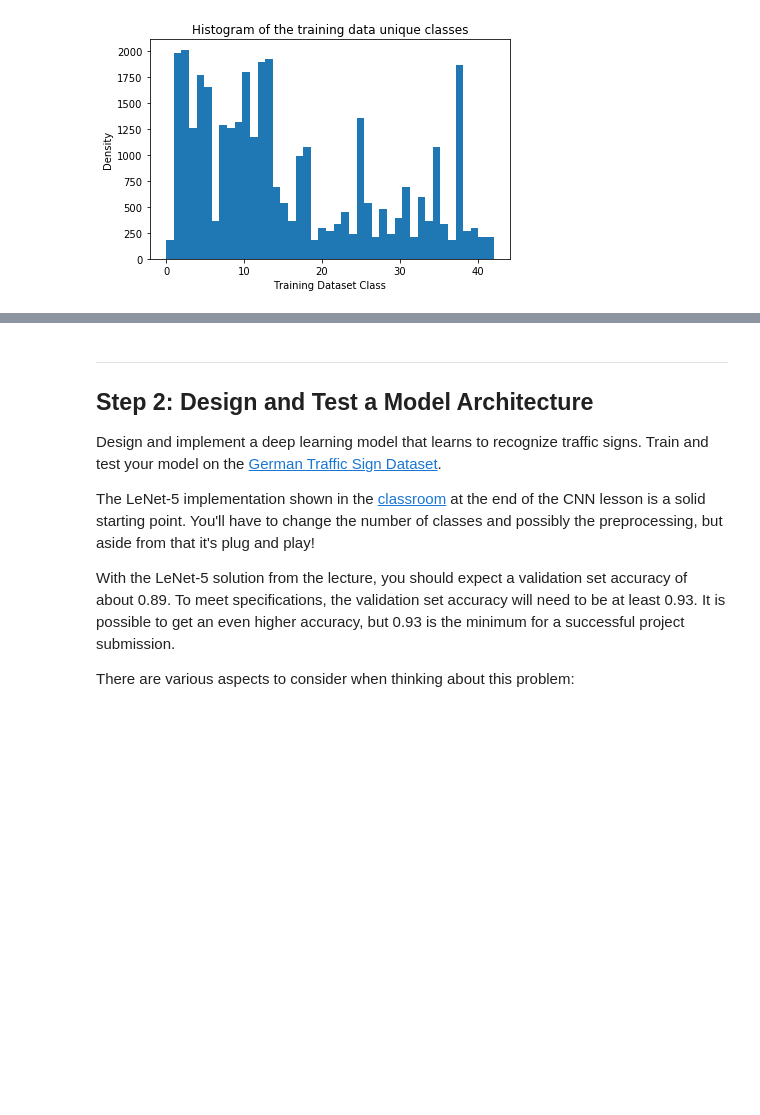
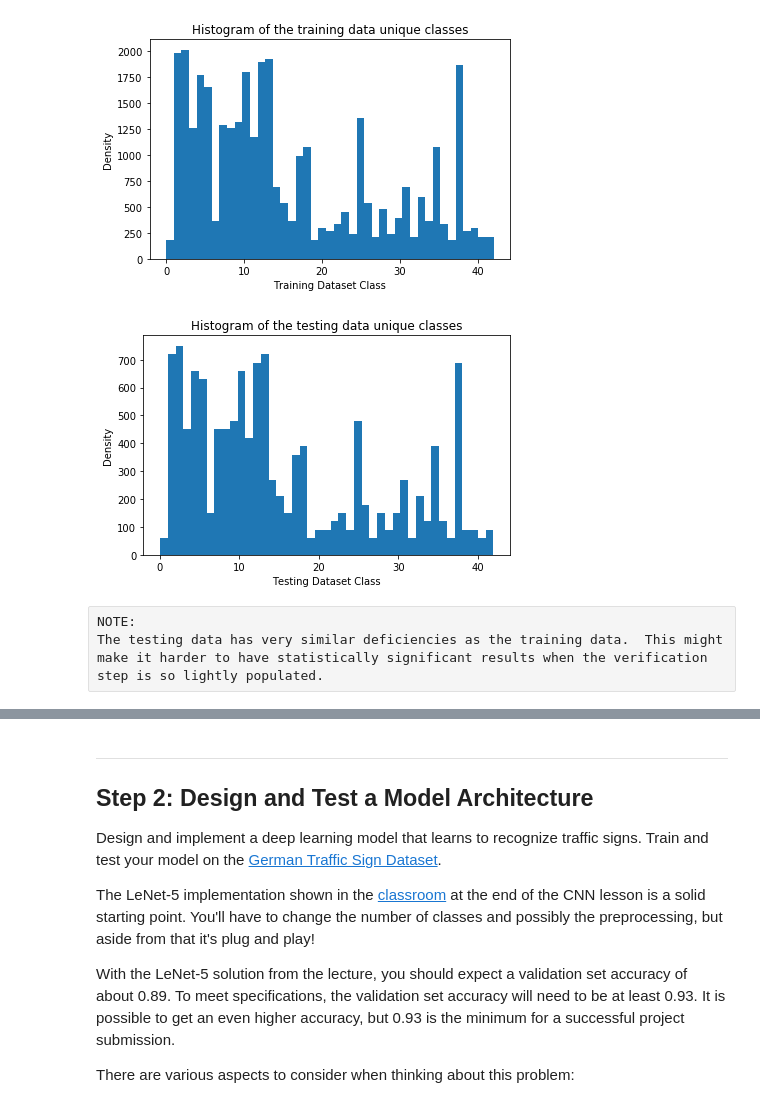
Before and after one commit to CHUCK-P/Traffic_Sign_Classifier, a Jupyter notebook: Traffic_Sign_Classifier.ipynb, the cells around one changed output, grey strips where cells are left out. Drawn from its saved outputs; the diff is of its cells as text; code cells hidden in the pictures; blank space fills up the shorter version.

```diff
--- a/Traffic_Sign_Classifier.ipynb
+++ b/Traffic_Sign_Classifier.ipynb
@@ -55,8 +55,8 @@ Complete the basic data summary below. Use python, numpy and/or pandas methods t
 # %% [markdown]
 ### Provide a Basic Summary of the Data Set Using Python, Numpy and/or Pandas
 # %%
-### Replace each question mark with the appropriate value.
-### Use python, pandas or numpy methods rather than hard coding the results
+### BASIC SUMMARY OF THE DATA SET
+#
 import pandas as pd
 import numpy as np
 
@@ -75,6 +75,7 @@ image_shape = X_train[0].shape
 
 # TODO: How many unique classes/labels there are in the dataset.
 n_classes = len(np.unique(y_train))
+n_test_classes = len(np.unique(y_test))
 
 print("Number of training examples =", n_train)
 print("Number of y training labels =", n_y_train)
@@ -128,6 +164,24 @@ plt.show()
 fig.savefig('./examples/plot1.png')
 # %% [output]
 [figure]
+# %%
+### PLOT THE TESTING SET DATA IN A HISTOGRAM
+fig,ax = plt.subplots()
+#histogram of the data
+n, bins, patches = ax.hist(y_test,n_test_classes) #normed=1
+ax.set_xlabel('Testing Dataset Class')
+ax.set_ylabel('Density')
+ax.set_title('Histogram of the testing data unique classes')
+#
+fig.tight_layout()
+plt.show()
+
+fig.savefig('./examples/plot4.png')
+# %% [output]
+[figure, added]
+# %% [raw]
+NOTE:
+The testing data has very similar deficiencies as the training data.  This might make it harder to have statistically significant results when the verification step is so lightly populated.
 # %%
 # FUNCTIONS
 
```
Also changed, not shown: parts of 7 cells of this notebook, 1 other file.
